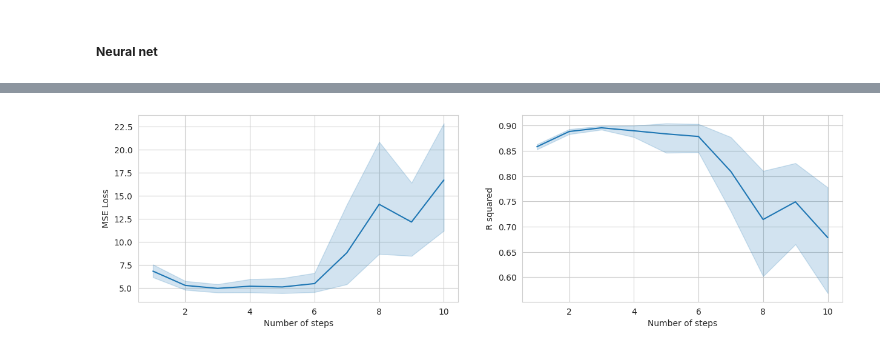
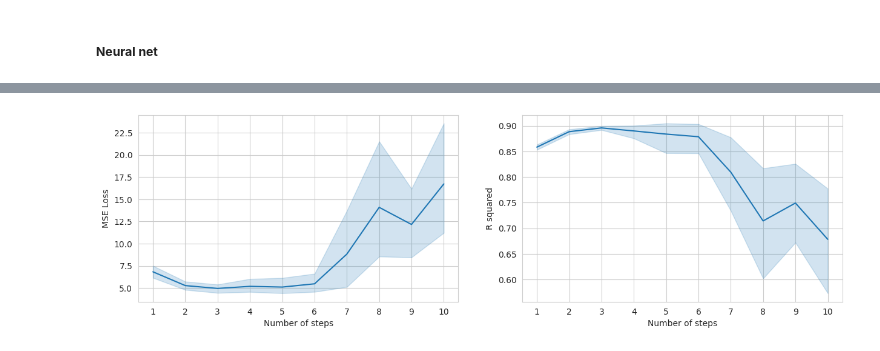
Before and after one commit to RitaMargari/urban-facilities-provision, a Jupyter notebook: main.ipynb, the cells around one changed output, grey strips where cells are left out. Drawn from its saved outputs; the diff is of its cells as text; code cells hidden in the pictures.

```diff
--- a/main.ipynb
+++ b/main.ipynb
@@ -584,7 +556,7 @@ def prepate_metrics_table(path, aggregate=True):
 
     return pd.concat(moodel_metrics, axis=1).T
 # %%
-def plot_conf_int(df):
+def plot_conf_int(df, fig_name):
 
     fig = plt.figure(figsize=(15, 4))
     plt.subplots_adjust(hspace=0.1)
@@ -605,4 +577,8 @@ def plot_conf_int(df):
     ax1.set_ylabel("MSE Loss")
     ax2.set_ylabel("R squared")
 
+    ax1.set_xticks(range(1, 11))
+    ax2.set_xticks(range(1, 11))
+
+    plt.savefig(fig_name, dpi=300)
     plt.show()
@@ -609,4 +589,4 @@ def plot_conf_int(df):
 # %%
-plot_conf_int(dcgm_balancing_layers)
+plot_conf_int(dcgm_balancing_layers, 'dcgm_balancing_layers.png')
 # %% [output]
-[figure, old version]
+[figure, new version]
```
Also changed, not shown: parts of 20 cells of this notebook.
